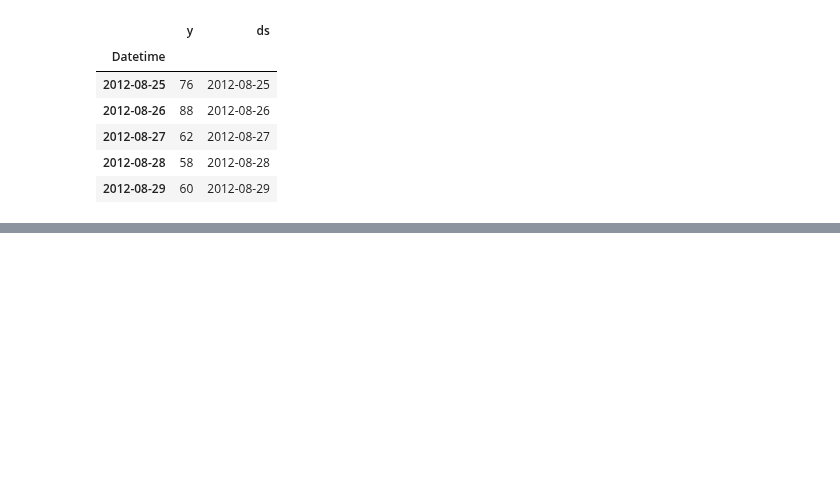
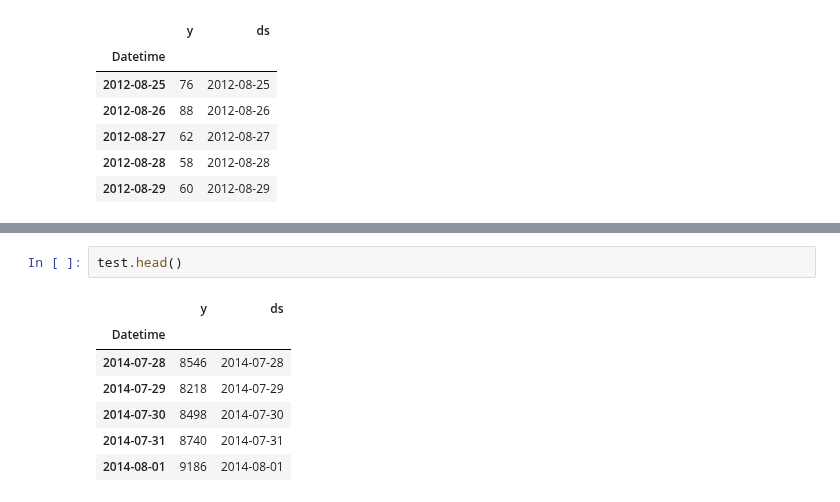
Before and after one commit to BhavyaT-135/Python-ML-Bootcamp, a Jupyter notebook: 08_traffic_forecast_time_series/traffic_forecast_time_series.ipynb, the cells around one changed output, grey strips where cells are left out. Cells and saved outputs as stored; diff of their text form; blank space fills up the shorter version.

```diff
--- a/08_traffic_forecast_time_series/traffic_forecast_time_series.ipynb
+++ b/08_traffic_forecast_time_series/traffic_forecast_time_series.ipynb
@@ -113,0 +130,10 @@ df.head()
+# %%
+test.head()
+# %% [output]
+|  | y | ds |
+| Datetime |  |  |
+| 2014-07-28 | 8546 | 2014-07-28 |
+| 2014-07-29 | 8218 | 2014-07-29 |
+| 2014-07-30 | 8498 | 2014-07-30 |
+| 2014-07-31 | 8740 | 2014-07-31 |
+| 2014-08-01 | 9186 | 2014-08-01 |
```
Also changed, not shown: parts of 3 cells of this notebook.
